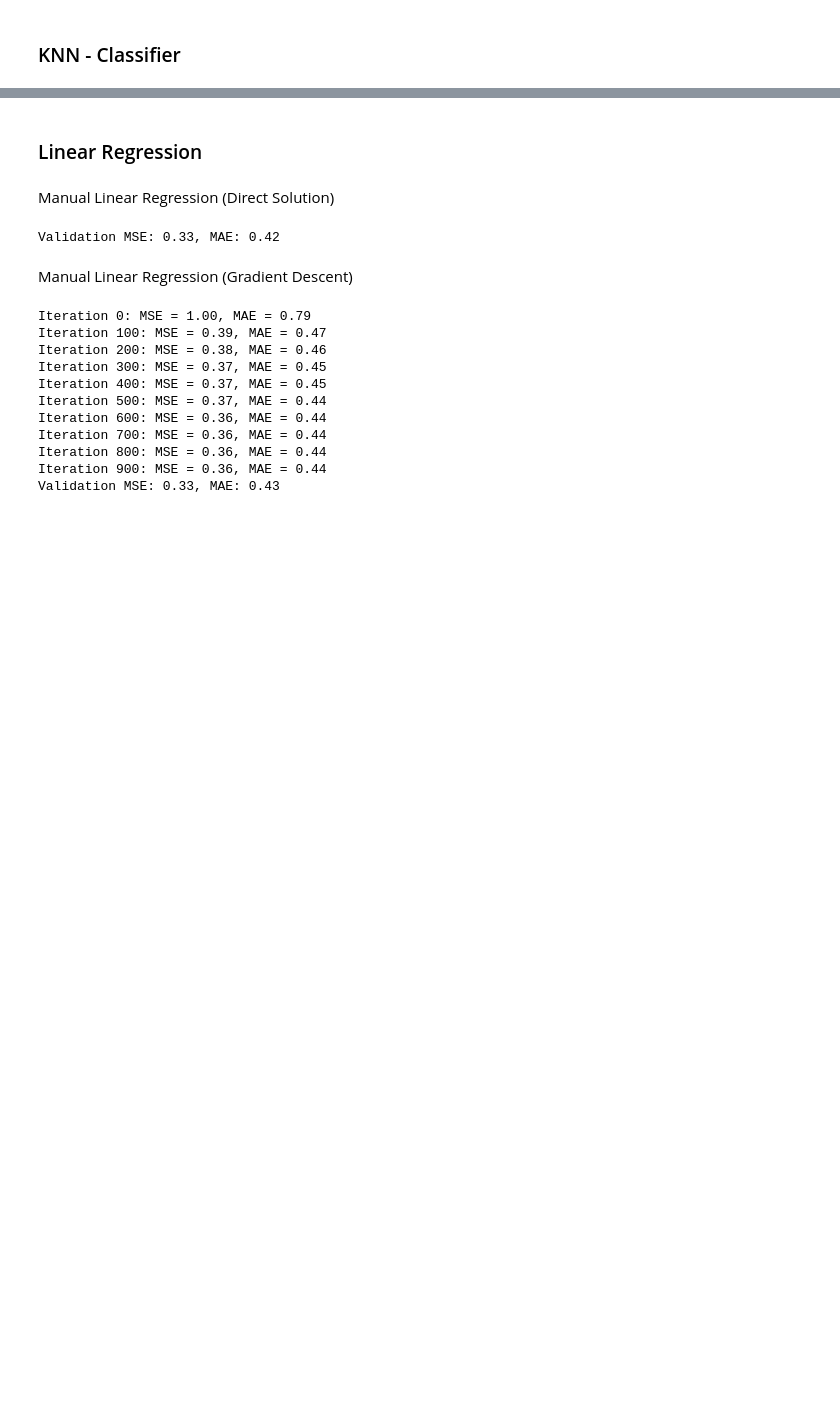
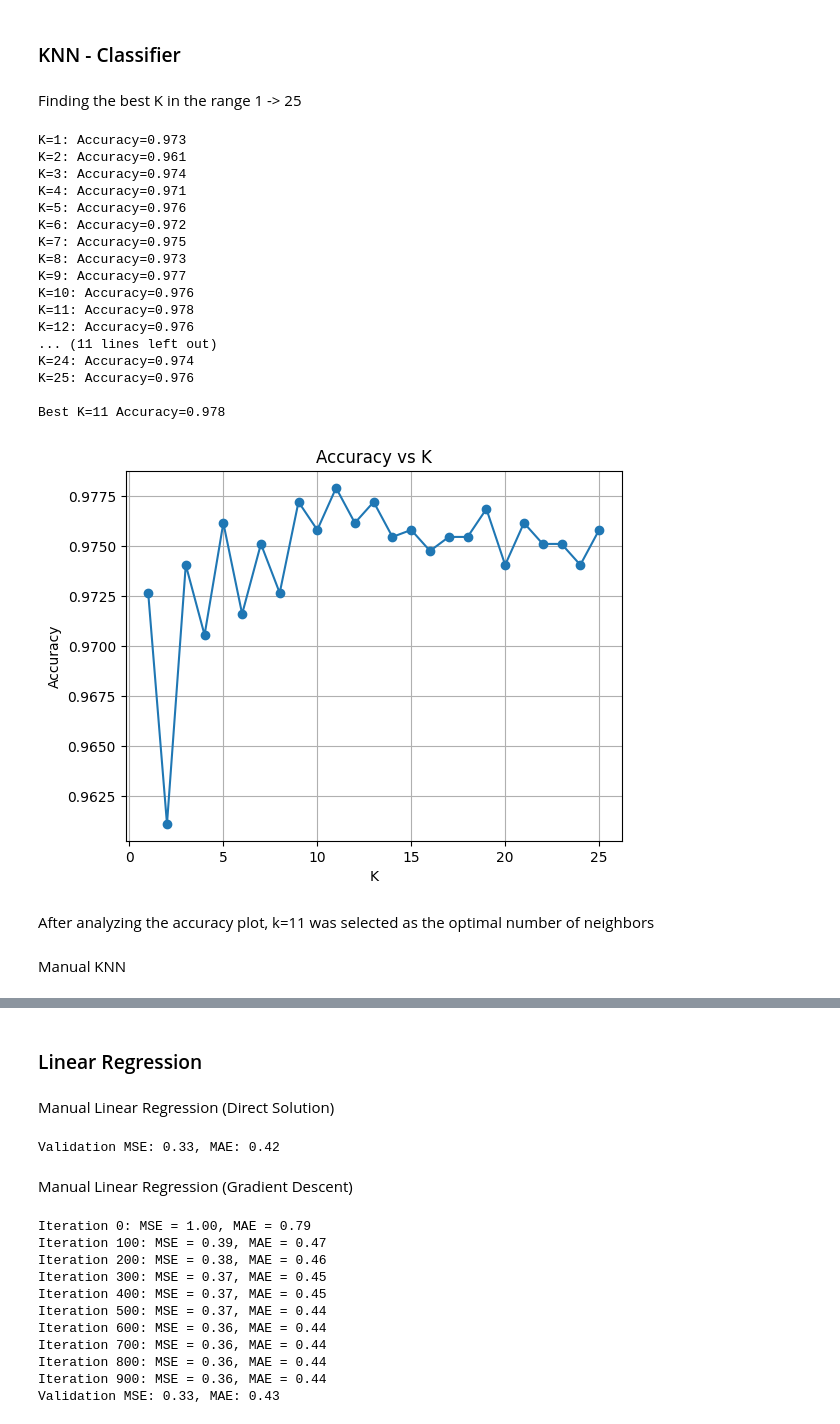
Before and after one commit to Croissant4495/KNN_Regression, a Jupyter notebook: code.ipynb, the cells around one changed output, grey strips where cells are left out. Cells and saved outputs as stored; diff of their text form; code cells hidden in the pictures; blank space fills up the shorter version.

```diff
--- a/code.ipynb
+++ b/code.ipynb
@@ -14,3 +26,32 @@ from Linear import LinearRegressor
 # %% [markdown]
 ### KNN - Classifier
+# %%
+X_train, X_valid, X_test, y_train, y_valid, y_test = prepare_data("telescope_data/telescope_data.csv")
+# %% [markdown]
+Finding the best K in the range 1 -> 25
+# %%
+best_k = tune_k(X_train, y_train, X_valid, y_valid, k_range=(1, 25))
+# %% [output]
+K=1: Accuracy=0.973
+K=2: Accuracy=0.961
+K=3: Accuracy=0.974
+K=4: Accuracy=0.971
+K=5: Accuracy=0.976
+K=6: Accuracy=0.972
+K=7: Accuracy=0.975
+K=8: Accuracy=0.973
+K=9: Accuracy=0.977
+K=10: Accuracy=0.976
+K=11: Accuracy=0.978
+K=12: Accuracy=0.976
+... (11 lines left out)
+K=24: Accuracy=0.974
+K=25: Accuracy=0.976
+
+Best K=11 Accuracy=0.978
+[figure, added]
+# %% [markdown]
+After analyzing the accuracy plot, k=11 was selected as the optimal number of neighbors
+# %% [markdown]
+Manual KNN
 # %%
```
Also changed, not shown: parts of 16 cells of this notebook, 4 other files.
